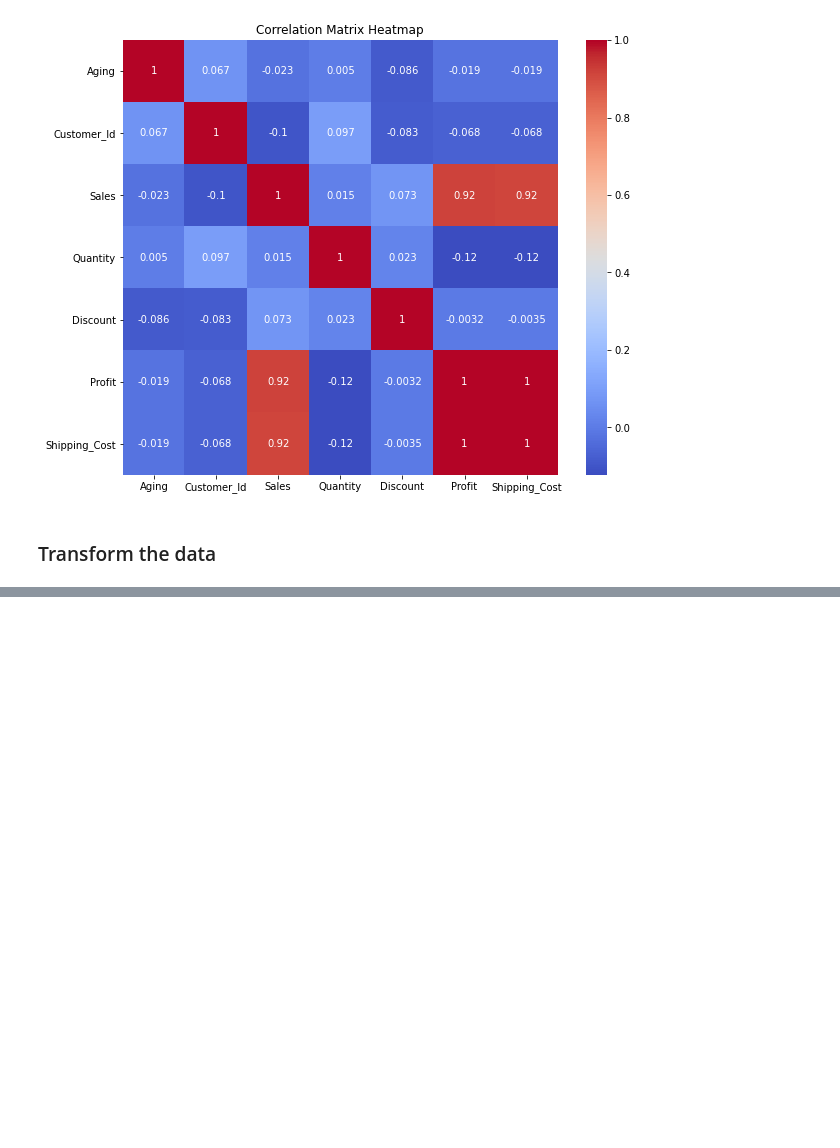
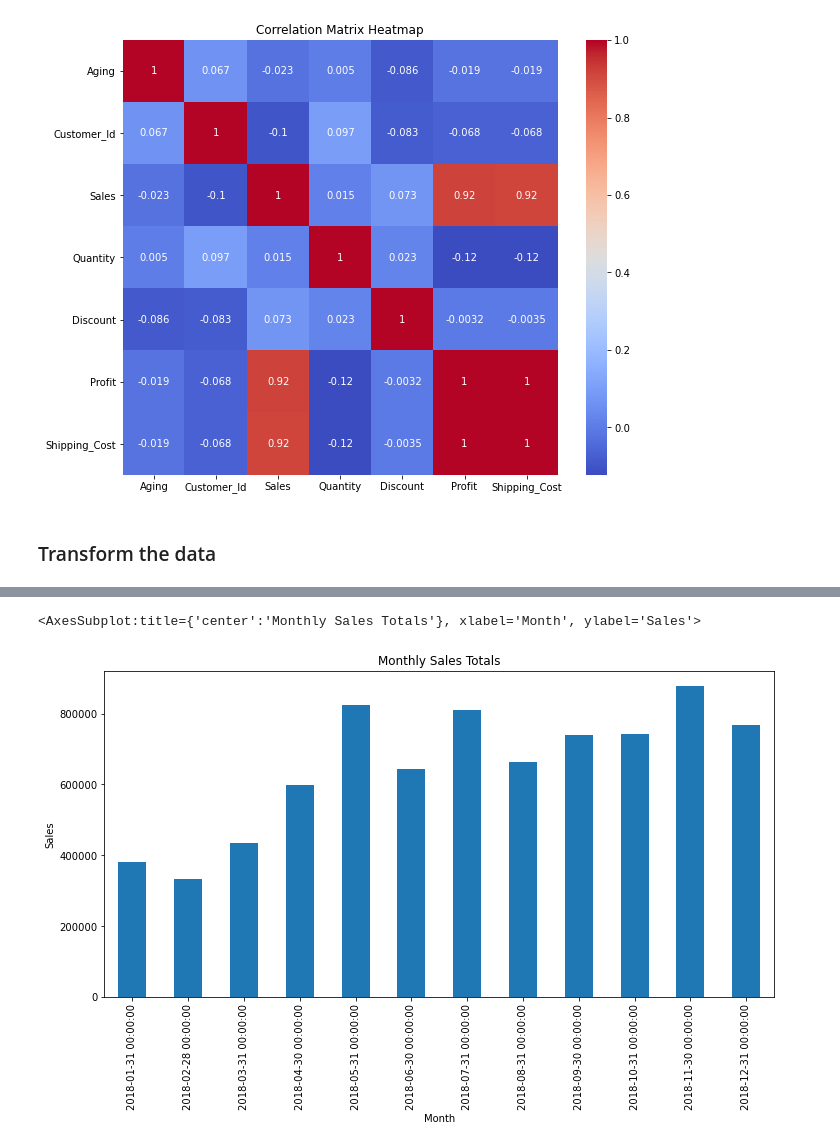
Before and after one commit to Edna722/E-commerce-project, a Jupyter notebook: E-commerce Project.ipynb, the cells around one changed output, grey strips where cells are left out. Cells and saved outputs as stored; diff of their text form; code cells hidden in the pictures; blank space fills up the shorter version.

```diff
--- a/E-commerce Project.ipynb
+++ b/E-commerce Project.ipynb
@@ -258,0 +277,11 @@ ecommerce_sales['Standardized_Sales'] = (ecommerce_sales['Sales'] - ecommerce_sa
+# %%
+# Seasonal Analysis
+# Calculate monthly sales totals
+monthly_sales = sales_data.resample('M').sum()
+# %%
+# Visualize monthly sales totals using a bar chart
+plt.figure(figsize=(12, 6))
+monthly_sales.plot(kind='bar', xlabel='Month', ylabel='Sales', title='Monthly Sales Totals')
+# %% [output]
+<AxesSubplot:title={'center':'Monthly Sales Totals'}, xlabel='Month', ylabel='Sales'>
+[figure, added]
```
Also changed, not shown: parts of 14 cells of this notebook, 2 other files.
